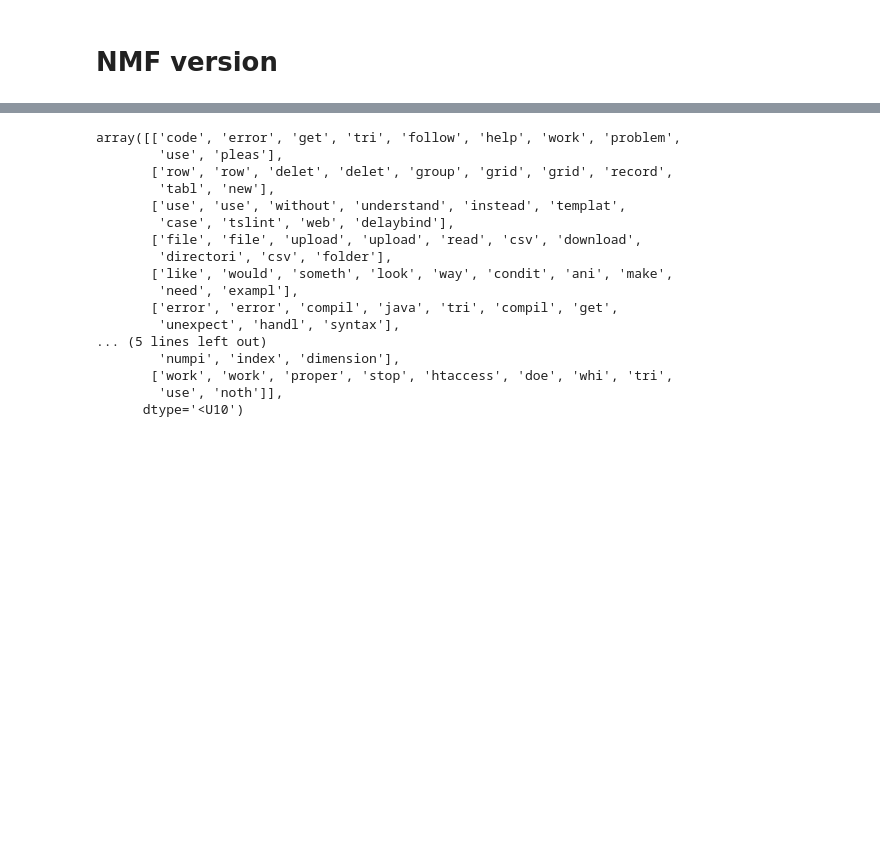
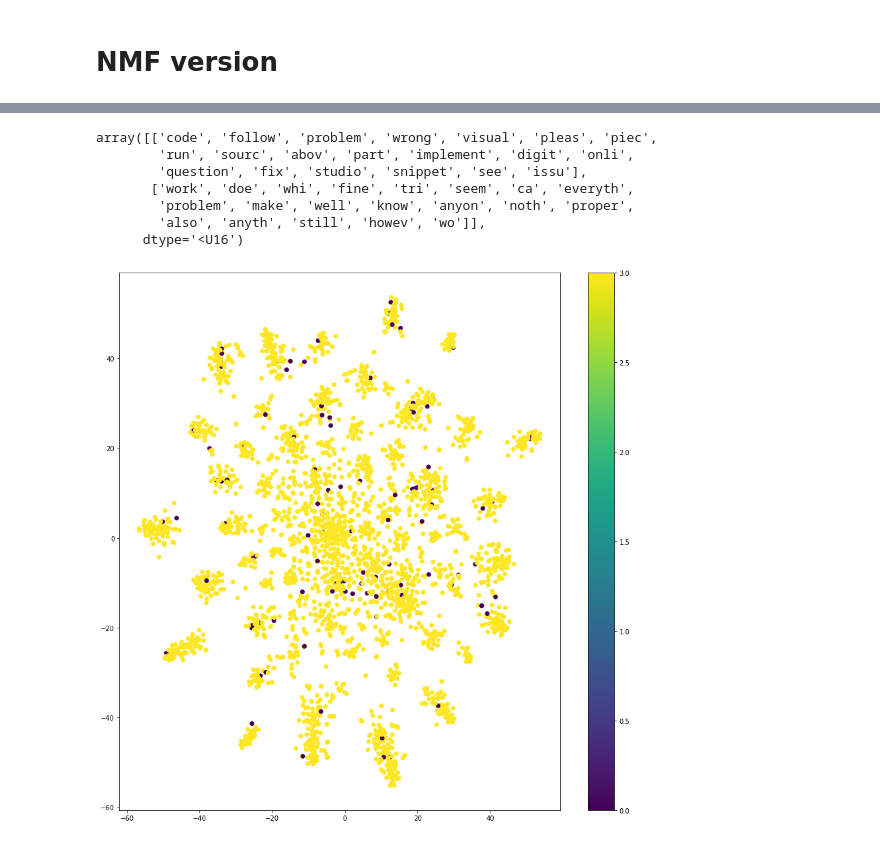
Before and after one commit to rudloffl/Tag-generator-Stackoverflow, a Jupyter notebook: Notebooks/D1 - Unsupervised methods.ipynb, the cells around one changed output, grey strips where cells are left out. Saved outputs shown, nothing was run; the diff lists cells and outputs as text; code cells hidden in the pictures; blank space fills up the shorter version.

```diff
--- a/Notebooks/D1 - Unsupervised methods.ipynb
+++ b/Notebooks/D1 - Unsupervised methods.ipynb
@@ -1076,23 +1172,25 @@ class CustomNMF(BaseEstimator, TransformerMixin):
 #customNMF = CustomNMF()
 # %%
-params = {'clf_ntopics': 3,
- 'clf_ntopwords': 3,
+params = {'clf_merge': True,
+ 'clf_ntopics': 3,
+ 'clf_ntopwords': 5,
+ 'clf_serie': ['TText', 'TTitle'],
+ 'nmf_alpha': 0.0,
+ 'nmf_l1_ratio': 0.0,
  'nmf_n_components': 100,
  'nmf_random_state': 0,
- 'nmf_alpha':0,
- 'nmf_l1_ratio':0,
- 'vect_code_max_df': 1.,
- 'vect_code_max_features': 15000,
- 'vect_code_min_df': 5,
- 'vect_code_ngram_range': (1, 1),
- 'vect_text_max_df': 1.,
- 'vect_text_max_features': 15000,
- 'vect_text_min_df': 1,
- 'vect_text_ngram_range': (1, 1),
- 'vect_title_max_df': 1.,
- 'vect_title_max_features': 15000,
- 'vect_title_min_df': 5,
- 'vect_title_ngram_range': (1, 1)}
+ 'vect_1_max_df': 1.0,
+ 'vect_1_max_features': 15000,
+ 'vect_1_min_df': 1,
+ 'vect_1_ngram_range': (1, 1),
+ 'vect_2_max_df': 1.0,
+ 'vect_2_max_features': 15000,
+ 'vect_2_min_df': 5,
+ 'vect_2_ngram_range': (1, 1),
+ 'vect_3_max_df': 1.0,
+ 'vect_3_max_features': 15000,
+ 'vect_3_min_df': 5,
+ 'vect_3_ngram_range': (1, 1)}
 
 customNMF = CustomNMF(**params)
 customNMF.fit(X_train, y_train)
@@ -1133,21 +1278,11 @@ customNMF.namedtopics
 # %%
-#Main topics
-customNMF.describe_topics(ntopwords=10, ntopics=10)
+# Topics verification
+customNMF.describe_topics(ntopwords=20, ntopics=100)[[0,99]]
 # %% [output]
-array([['code', 'error', 'get', 'tri', 'follow', 'help', 'work', 'problem',
-        'use', 'pleas'],
-       ['row', 'row', 'delet', 'delet', 'group', 'grid', 'grid', 'record',
-        'tabl', 'new'],
-       ['use', 'use', 'without', 'understand', 'instead', 'templat',
-        'case', 'tslint', 'web', 'delaybind'],
-       ['file', 'file', 'upload', 'upload', 'read', 'csv', 'download',
-        'directori', 'csv', 'folder'],
-       ['like', 'would', 'someth', 'look', 'way', 'condit', 'ani', 'make',
-        'need', 'exampl'],
-       ['error', 'error', 'compil', 'java', 'tri', 'compil', 'get',
-        'unexpect', 'handl', 'syntax'],
-... (5 lines left out)
-        'numpi', 'index', 'dimension'],
-       ['work', 'work', 'proper', 'stop', 'htaccess', 'doe', 'whi', 'tri',
-        'use', 'noth']],
-      dtype='<U10')
+array([['code', 'follow', 'problem', 'wrong', 'visual', 'pleas', 'piec',
+        'run', 'sourc', 'abov', 'part', 'implement', 'digit', 'onli',
+        'question', 'fix', 'studio', 'snippet', 'see', 'issu'],
+       ['work', 'doe', 'whi', 'fine', 'tri', 'seem', 'ca', 'everyth',
+        'problem', 'make', 'well', 'know', 'anyon', 'noth', 'proper',
+        'also', 'anyth', 'still', 'howev', 'wo']],
+      dtype='<U16')
@@ -1154,2 +1294,13 @@ array([['code', 'error', 'get', 'tri', 'follow', 'help', 'work', 'problem',
+# %%
+# plot the result
+vis_x = X_tsne[:, 0]
+vis_y = X_tsne[:, 1]
+colors = np.argpartition(X_mnf, 0)[:, 3]
+plt.figure(figsize=(15, 15))
+plt.scatter(vis_x, vis_y, c=colors, cmap=plt.cm.get_cmap(), )
+plt.colorbar()
+plt.show()
+# %% [output]
+[figure, added]
 # %%
 params = {'clf_ntopics': 3,
```
Also changed, not shown: parts of 72 cells of this notebook.
